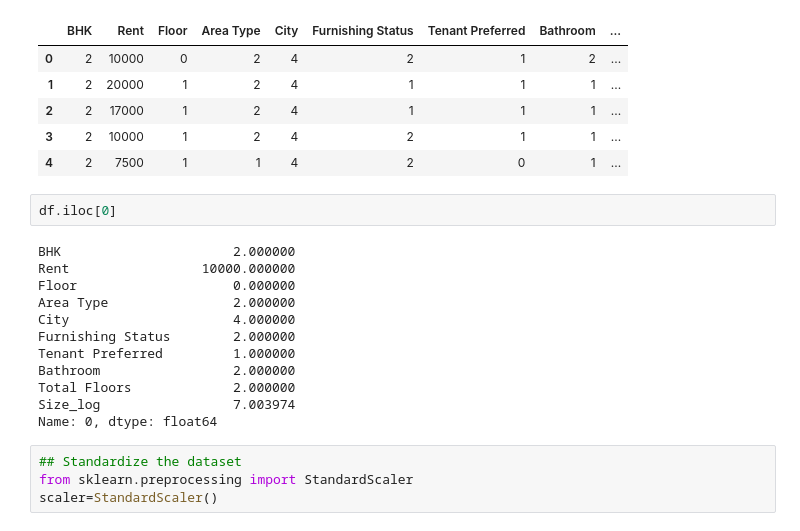
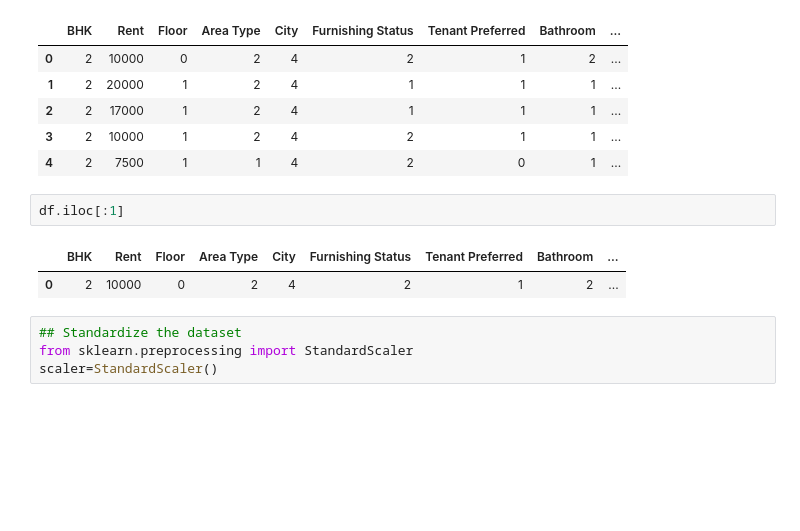
Before and after one commit to sundharesan11/HomeRentPrediction_WebApplication, a Jupyter notebook: HouseRentPrediction.ipynb, the cells around one changed output. Cells and saved outputs as stored; diff of their text form; blank space fills up the shorter version.

```diff
--- a/HouseRentPrediction.ipynb
+++ b/HouseRentPrediction.ipynb
@@ -540,19 +540,10 @@ df.head()
 | 3 | 2 | 10000 | 1 | 2 | 4 | 2 | 1 | 1 | ... |
 | 4 | 2 | 7500 | 1 | 1 | 4 | 2 | 0 | 1 | ... |
 # %%
-df.iloc[0]
+df.iloc[:1]
 # %% [output]
-BHK                      2.000000
-Rent                 10000.000000
-Floor                    0.000000
-Area Type                2.000000
-City                     4.000000
-Furnishing Status        2.000000
-Tenant Preferred         1.000000
-Bathroom                 2.000000
-Total Floors             2.000000
-Size_log                 7.003974
-Name: 0, dtype: float64
+|  | BHK | Rent | Floor | Area Type | City | Furnishing Status | Tenant Preferred | Bathroom | ... |
+| 0 | 2 | 10000 | 0 | 2 | 4 | 2 | 1 | 2 | ... |
 # %%
 ## Standardize the dataset
 from sklearn.preprocessing import StandardScaler
```
Also changed, not shown: parts of 10 cells of this notebook, 2 other files.
